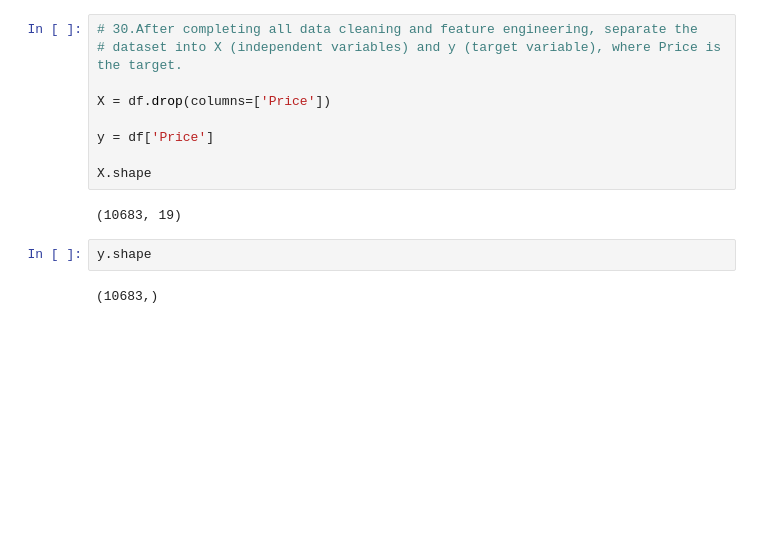
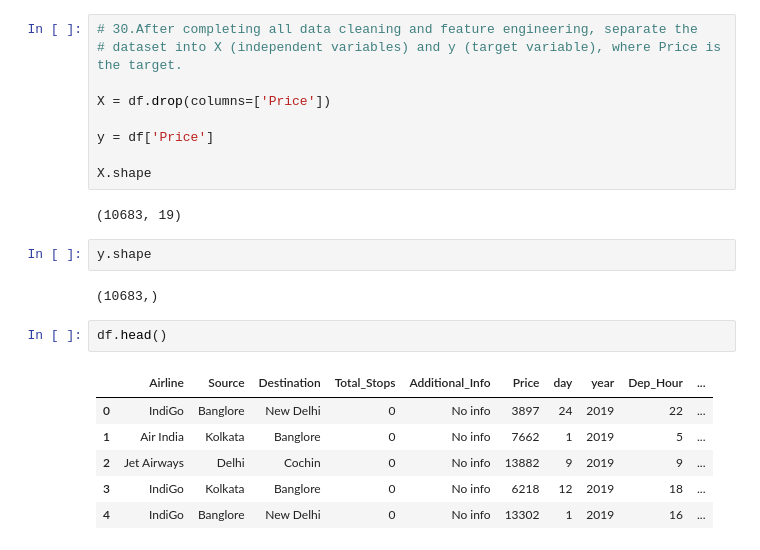
Before and after one commit to ParitoshAttketi/Jupyter_python_work, a Jupyter notebook: day32tasks.ipynb, the cells around one changed output. Cells and saved outputs as stored; diff of their text form; blank space fills up the shorter version.

```diff
--- a/day32tasks.ipynb
+++ b/day32tasks.ipynb
@@ -407,3 +407,12 @@ X.shape
 y.shape
 # %% [output]
 (10683,)
+# %%
+df.head()
+# %% [output]
+|  | Airline | Source | Destination | Total_Stops | Additional_Info | Price | day | year | Dep_Hour | ... |
+| 0 | IndiGo | Banglore | New Delhi | 0 | No info | 3897 | 24 | 2019 | 22 | ... |
+| 1 | Air India | Kolkata | Banglore | 0 | No info | 7662 | 1 | 2019 | 5 | ... |
+| 2 | Jet Airways | Delhi | Cochin | 0 | No info | 13882 | 9 | 2019 | 9 | ... |
+| 3 | IndiGo | Kolkata | Banglore | 0 | No info | 6218 | 12 | 2019 | 18 | ... |
+| 4 | IndiGo | Banglore | New Delhi | 0 | No info | 13302 | 1 | 2019 | 16 | ... |
```
Also changed, not shown: parts of 4 cells of this notebook, 35 other files.
